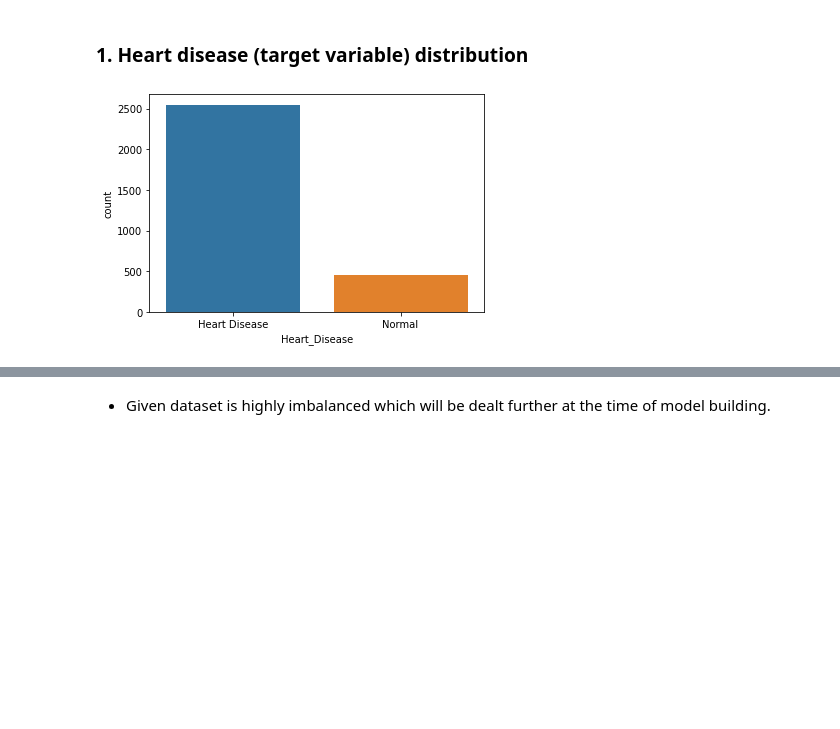
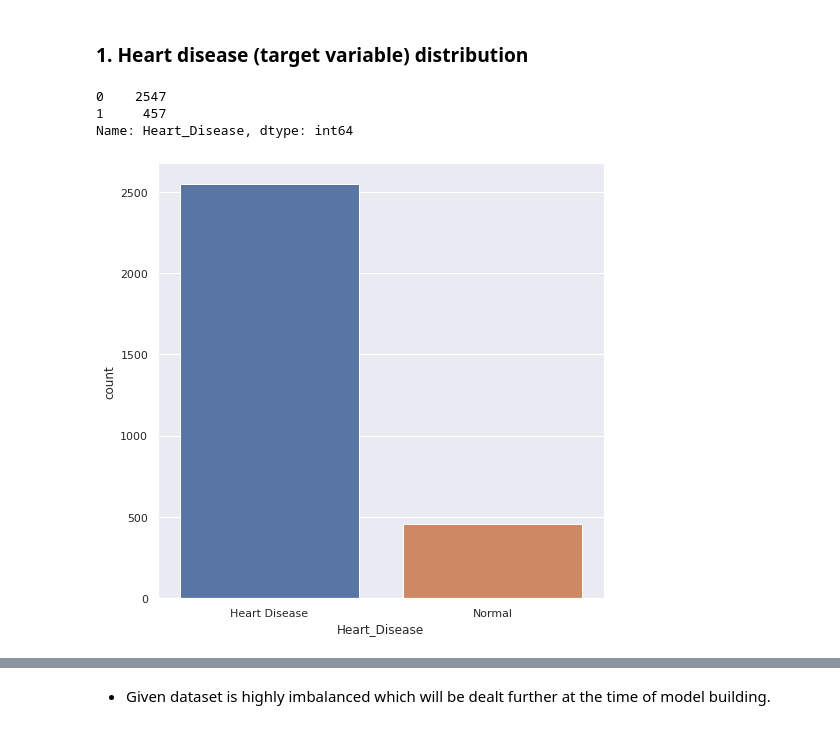
Before and after one commit to niteshavagabond/Cardiovascular-Risk-Prediction, a Jupyter notebook: Cardiovascular_Risk_Prediction.ipynb, the cells around one changed output, grey strips where cells are left out. Drawn from its saved outputs; the diff is of its cells as text; code cells hidden in the pictures; blank space fills up the shorter version.

```diff
--- a/Cardiovascular_Risk_Prediction.ipynb
+++ b/Cardiovascular_Risk_Prediction.ipynb
@@ -109,16 +111,3 @@ Data columns (total 17 columns):
  16  TenYearCHD       3390 non-null   int64
 dtypes: float64(9), int64(6), object(2)
 memory usage: 450.4+ KB
-# %%
-# looking for outliers of every fearture of dataset with the help of boxplot
-import warnings
-warnings.simplefilter(action='ignore',category=FutureWarning)
-plt.figure(figsize = (20, 10))
-num_it = 1
-
-for col in df.describe().columns:
-    plt.subplot(6,4,num_it)
-    sns.boxplot(df[col])
-    num_it+=1
-
-plt.tight_layout()
@@ -377,8 +352,13 @@ We shall use SMOTE Technique here to balance our imbalanced dataset
 ### 1. Heart disease (target variable) distribution
 # %%
 # visualize the target variable
+sns.set(rc={'figure.figsize':(8,8)})
 g = sns.countplot(df['Heart_Disease'])
+print(df['Heart_Disease'].value_counts())
 g.set_xticklabels(['Heart Disease','Normal'])
 plt.show()
 # %% [output]
+0    2547
+1     457
+Name: Heart_Disease, dtype: int64
-[figure, old version]
+[figure, new version]
```
Also changed, not shown: parts of 91 cells of this notebook.
